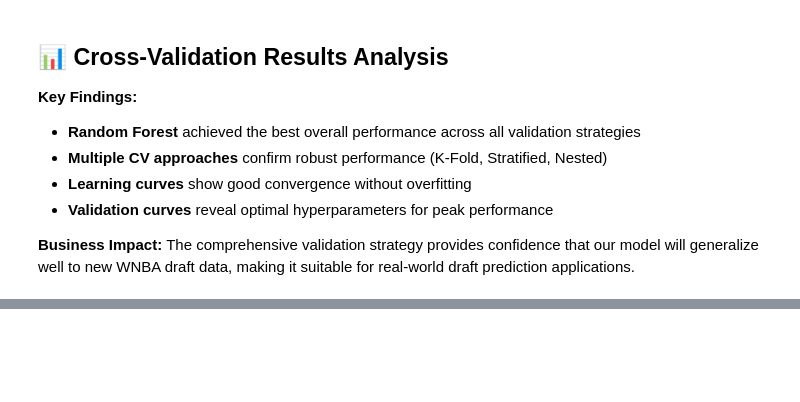
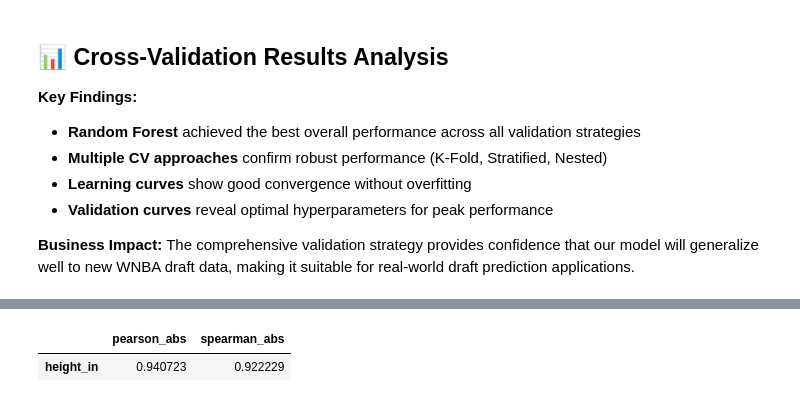
Before and after one commit to emmanuelafleurant/wnba-draft-prediction-model, a Jupyter notebook: Machine learning Project (final draft).ipynb, the cells around one changed output, grey strips where cells are left out. Saved outputs shown, nothing was run; the diff lists cells and outputs as text; code cells hidden in the pictures; blank space fills up the shorter version.

```diff
--- a/Machine learning Project (final draft).ipynb
+++ b/Machine learning Project (final draft).ipynb
@@ -3214,0 +3578,81 @@ The comprehensive validation strategy provides confidence that our model will ge
+# %%
+# Safe feature-ranking: correlations, Spearman, mutual info, permutation importance
+import pandas as pd
+import numpy as np
+from scipy.stats import spearmanr
+from sklearn.feature_selection import mutual_info_classif
+from sklearn.ensemble import RandomForestClassifier
+from sklearn.inspection import permutation_importance
+
+# Load df (adjust if you already have a dataframe variable)
+for cand in ['df_with_features','df_imputed','df_smart','df','df_final']:
+    if cand in globals():
+        df = globals()[cand].copy(); break
+else:
+    df = pd.read_csv('wnbadraft.csv')
+
+# Create target top-12 (modify per-year cutoff if needed)
+if 'first_round_pick' in df.columns:
+    target = 'first_round_pick'
+else:
+    target = 'top12_target'
+    if 'overall_pick' not in df.columns:
+        raise KeyError("No 'overall_pick' found to derive target.")
+    df[target] = df['overall_pick'].apply(lambda x: 1 if pd.notna(x) and int(float(x)) <= 12 else 0)
+
+# Convert height strings to inches if necessary (optional)
+def ht_to_in(h):
+    try:
+        if pd.isna(h): return np.nan
+        s = str(h).replace('"','').replace(' ','')
+        if "'" in s:
+            ft,inch = s.split("'"); return int(ft)*12 + int(inch)
+        return float(s)
+    except: return np.nan
+
+if 'height' in df.columns and 'height_in' not in df.columns:
+    df['height_in'] = df['height'].apply(ht_to_in)
+
+# Clear list of obvious post-draft leakage columns
+leakage = {'games','minutes_played','points','win_shares','win_shares_40','years_played',
+           'total_rebounds','assists','spg','bpg','fg%','3-fg%','ft%','pro_career','draft_success'}
+
+# Prepare numeric candidate features excluding leakage, identifiers, and the target
+blacklist = set(['player','player_id','team','year','overall_pick','college/former','college']).union(leakage).union({target})
+X_full = df.select_dtypes(include=[np.number]).copy()
+X = X_full.drop(columns=[c for c in X_full.columns if c in blacklist], errors='ignore')
+
+# Align y and drop rows without target
+mask = df[target].notna()
+X = X.loc[mask].fillna(0)
+y = df.loc[mask, target].astype(int)
+
+# 1) Pearson and Spearman
+pearson = X.corrwith(y).abs().sort_values(ascending=False)
+spearman = X.apply(lambda col: spearmanr(col.fillna(col.mean()), y).correlation if col.notna().any() else np.nan).abs().sort_values(ascending=False)
+corr_df = pd.DataFrame({'pearson_abs': pearson, 'spearman_abs': spearman}).fillna(0)
+display(corr_df.head(20))
+
+# 2) Mutual information
+mi = mutual_info_classif(X, y, random_state=0)
+mi_s = pd.Series(mi, index=X.columns).sort_values(ascending=False)
+print("Top mutual information:")
+display(mi_s.head(20))
+
+# 3) Shortlist and model-based check (permutation importance)
+top_candidates = list(pd.concat([pearson, mi_s], axis=1).fillna(0).abs().sum(axis=1).sort_values(ascending=False).head(30).index)
+if not top_candidates:
+    print("No numeric candidates found; encode categorical features (college, position) and re-run.")
+else:
+    Xc = X[top_candidates].fillna(0)
+    rf = RandomForestClassifier(n_estimators=200, random_state=0, n_jobs=-1).fit(Xc, y)
+    perm = permutation_importance(rf, Xc, y, n_repeats=20, random_state=1, n_jobs=-1)
+    perm_s = pd.Series(perm.importances_mean, index=Xc.columns).sort_values(ascending=False)
+    print("Top permutation importances (candidates):")
+    display(perm_s.head(20))
+
+    final_top12 = perm_s.head(12).index.tolist()
+    print("Recommended top-12 (pre-draft numeric features):", final_top12)
+# %% [output]
+|  | pearson_abs | spearman_abs |
+| height_in | 0.940723 | 0.922229 |
```
Also changed, not shown: parts of 18 cells of this notebook, 9 other files.
